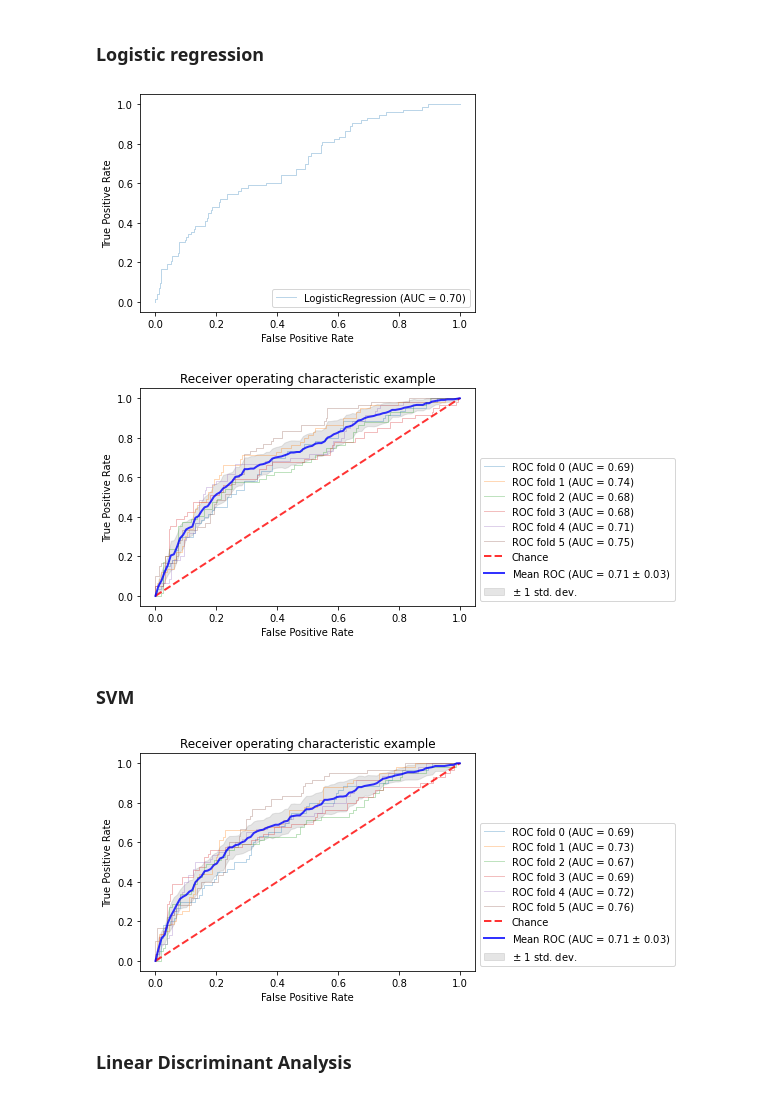
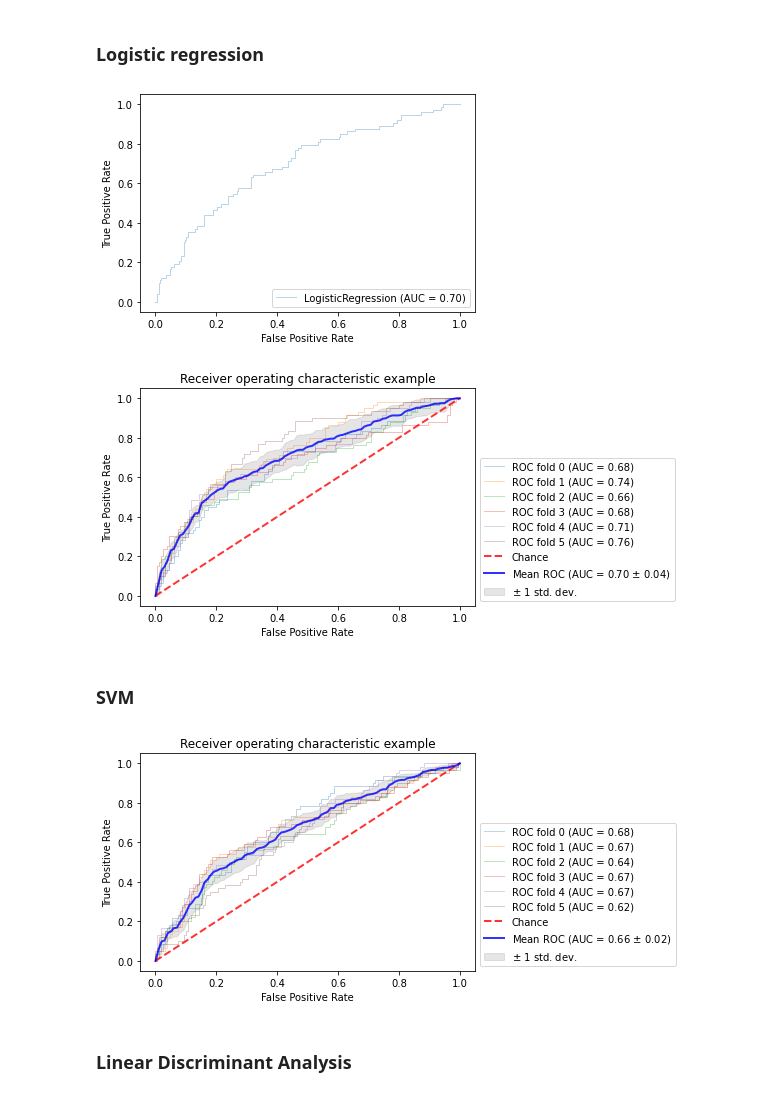
Before and after one commit to CS-433/cs-433-project-2-cough_classifier, a Jupyter notebook: src/notebooks/Data_Prep_and_Models_Project_2.ipynb, the cells around one changed output. Cells and saved outputs as stored; diff of their text form; code cells hidden in the pictures.

```diff
--- a/src/notebooks/Data_Prep_and_Models_Project_2.ipynb
+++ b/src/notebooks/Data_Prep_and_Models_Project_2.ipynb
@@ -138,5 +137,5 @@ c7 = ['Expert', 'Age',
 
 
 # best columns
-c = ['Crest_Factor', 'Cough_Length', 'SNR', 'Expert', 'Age', 'Gender', 'Resp_Condition', 'Symptoms']
-cc = ['Crest_Factor', 'Cough_Length', 'Expert', 'Age', 'Gender', 'Resp_Condition', 'Symptoms']
+c = ['File_Name', 'Crest_Factor', 'Cough_Length', 'SNR', 'Expert', 'Age', 'Gender', 'Resp_Condition', 'Symptoms']
+cc = ['File_Name', 'Crest_Factor', 'Cough_Length', 'Expert', 'Age', 'Gender', 'Resp_Condition', 'Symptoms']
@@ -156,10 +166,10 @@ def train_test(X, y, fraction = 0.8, random_state = 1, segmentation = True):
         X = X.set_index(['Subject'])
         y = y.set_index(['Subject'])
 
-    train_X = X.loc[X.sample(frac = fraction, random_state=random_state).index.unique()]
-    test_X = X.drop(train_X.index)
+    train_X = X.loc[X.sample(frac = fraction, random_state=random_state).index.unique()].drop(['File_Name'], axis = 1)
+    test_X = X.drop(train_X.index).drop(['File_Name'], axis = 1)
 
-    train_y = y.loc[y.sample(frac = fraction, random_state=random_state).index.unique()]
-    test_y = y.drop(train_y.index)
+    train_y = y.loc[y.sample(frac = fraction, random_state=random_state).index.unique()].drop(['File_Name'], axis = 1)
+    test_y = y.drop(train_y.index).drop(['File_Name'], axis = 1)
 
     return train_X, test_X, train_y, test_y
@@ -244,22 +251,22 @@ def roc_w_cross_val(X, y, classifier):
 ### Logistic regression
 # %%
 logistic = LogisticRegression()
-logistic.fit(no_data_X_tr[c6+c7],no_labels_y_tr['Label'])
+logistic.fit(no_data_X_tr,no_labels_y_tr['Label'])
 
 fig, ax = plt.subplots()
-plot_roc_curve(logistic, no_data_X_te[c6+c7], no_labels_y_te['Label'],
+plot_roc_curve(logistic, no_data_X_te, no_labels_y_te['Label'],
                          alpha=0.3, lw=1, ax=ax)
 plt.show()
 # %% [output]
-[figure, old version]
+[figure, new version]
 # %%
 #roc_w_cross_val(no_data_X_tr.iloc[:,1:-5], no_labels_y_tr, LogisticRegression())
 
-roc_w_cross_val(no_data_X_tr[c6+c7], no_labels_y_tr, LogisticRegression()) #AUC 62
+roc_w_cross_val(no_data_X_tr, no_labels_y_tr, LogisticRegression()) #AUC 62
 
 #roc_w_cross_val(no_data_X_tr[c5], no_labels_y_tr, LogisticRegression())
 # %% [output]
-[figure, old version]
+[figure, new version]
 # %% [markdown]
 ### SVM
 # %%
@@ -269,14 +276,14 @@ from sklearn.svm import SVC
 clf = SVC(kernel='linear') # Linear Kernel
 
 #Train the model using the training sets
-clf.fit(no_data_X_tr[c6 + c7], no_labels_y_tr['Label'])
+clf.fit(no_data_X_tr, no_labels_y_tr['Label'])
 
 #Predict the response for test dataset
-y_pred = clf.predict(no_data_X_te[c6 + c7])
+y_pred = clf.predict(no_data_X_te)
 # %%
-roc_w_cross_val(no_data_X_tr[c6+c7], no_labels_y_tr, SVC(kernel='linear'))
+roc_w_cross_val(no_data_X_tr, no_labels_y_tr, SVC(kernel='linear'))
 # %% [output]
-[figure, old version]
+[figure, new version]
 # %% [markdown]
 ### Linear Discriminant Analysis
 # %%
```
Also changed, not shown: parts of 14 cells of this notebook.
